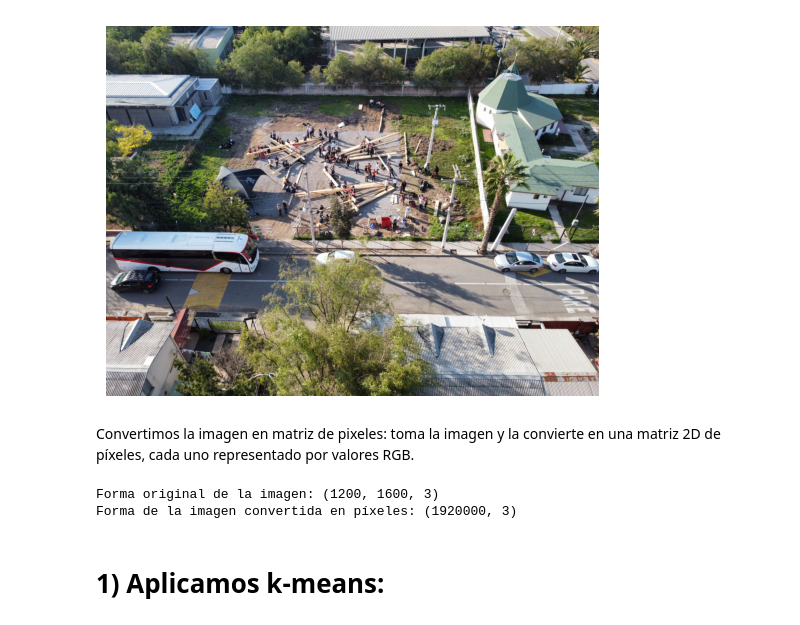
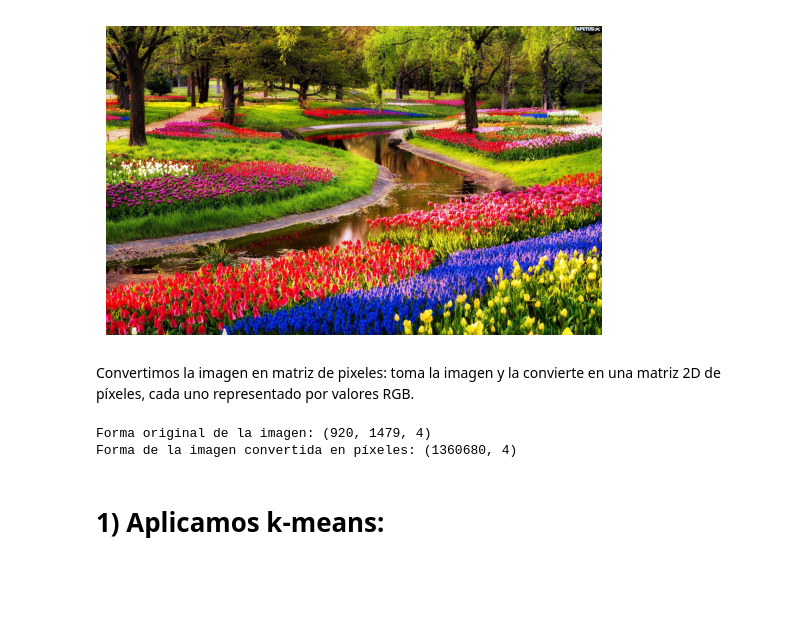
Before and after one commit to RosarioValderrama/Laboratorio_2_ML, a Jupyter notebook: notebooks/Laboratorio_2_ML.ipynb, the cells around one changed output. Cells and saved outputs as stored; diff of their text form; code cells hidden in the pictures; blank space fills up the shorter version.

```diff
--- a/notebooks/Laboratorio_2_ML.ipynb
+++ b/notebooks/Laboratorio_2_ML.ipynb
@@ -23,27 +30,29 @@ from sklearn.mixture import GaussianMixture
 # %%
 # Ruta relativa a la imagen en la carpeta 'data'
 image_path = '../data/Imagen_L2_ML.jpg'  # Ajusta la ruta si es necesario
+image_path = '../data/flores3.png'  # Ajusta la ruta si es necesario
 image = Image.open(image_path)
 
 # Mostrar la imagen
 plt.imshow(image)
 plt.axis('off')  # No mostrar los ejes
 plt.show()
 # %% [output]
-[figure, old version]
+[figure, new version]
 # %% [markdown]
 Convertimos la imagen en matriz de pixeles: toma la imagen y la convierte en una matriz 2D de píxeles, cada uno representado por valores RGB.
 # %%
 # Convertir la imagen a una matriz de píxeles
 image_np = np.array(image)
-pixels = image_np.reshape(-1, 3)
+print(f"Forma original de la imagen: {image_np.shape}")
+# pixels = image_np.reshape(-1, 3)
+pixels = image_np.reshape(-1, 4)
 
 # Mostrar las formas
-print(f"Forma original de la imagen: {image_np.shape}")
 print(f"Forma de la imagen convertida en píxeles: {pixels.shape}")
 # %% [output]
-Forma original de la imagen: (1200, 1600, 3)
-Forma de la imagen convertida en píxeles: (1920000, 3)
+Forma original de la imagen: (920, 1479, 4)
+Forma de la imagen convertida en píxeles: (1360680, 4)
 # %% [markdown]
 # 1) Aplicamos k-means:
 # %% [markdown]
```
Also changed, not shown: parts of 15 cells of this notebook, 5 other files.
